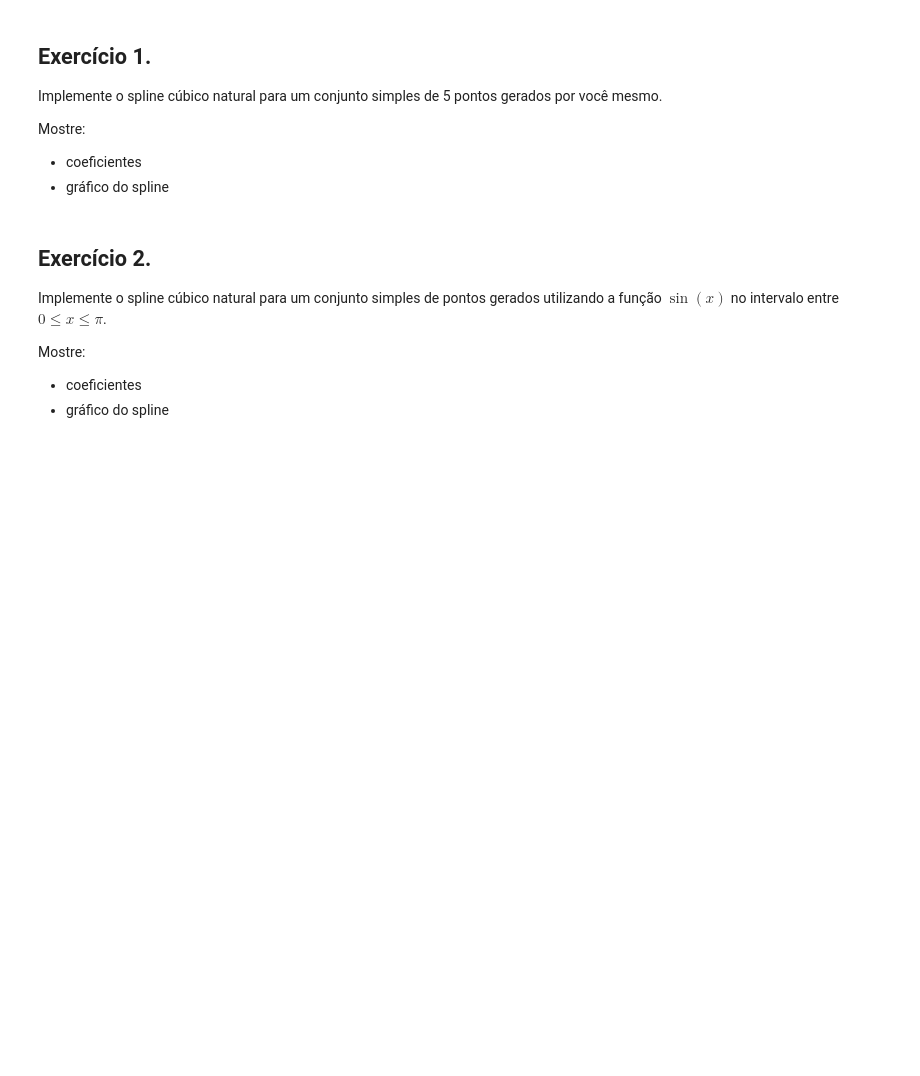
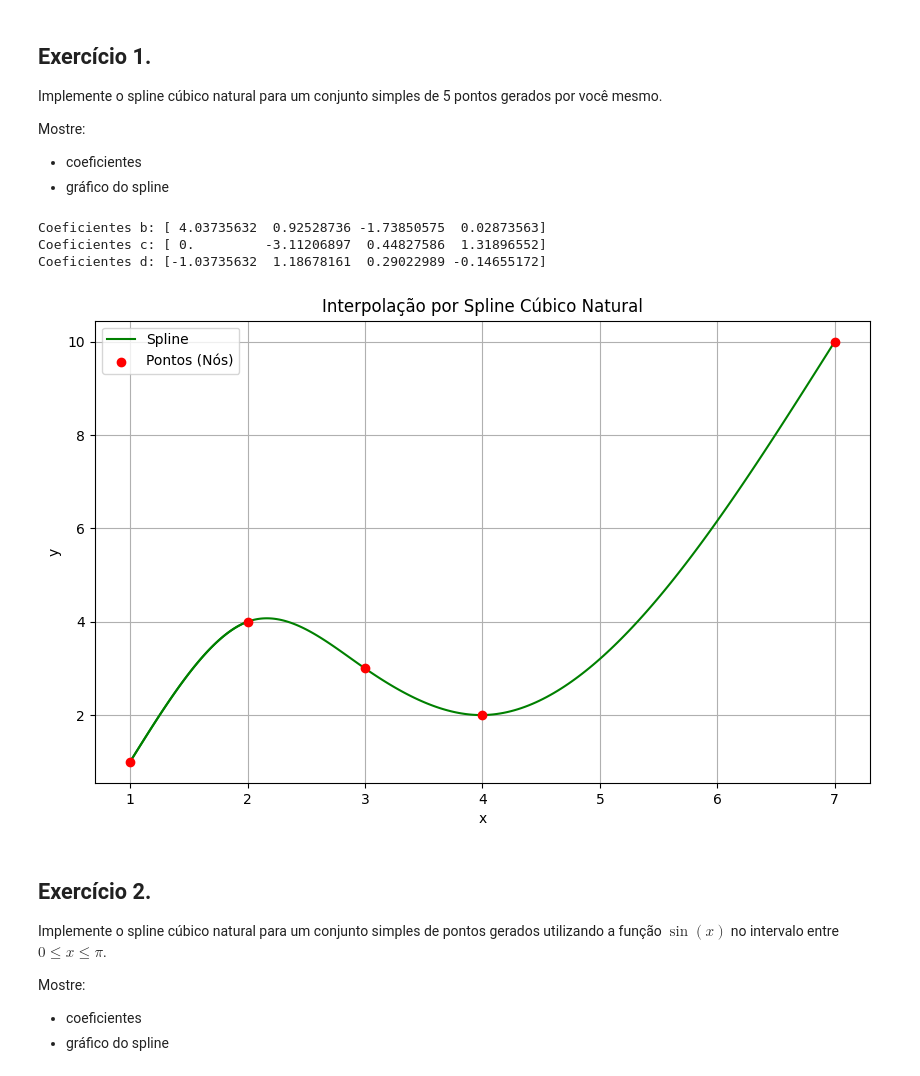
Before and after one commit to AliceMarVal/PPGMC, a Jupyter notebook: AliceMV_listas/ListaExercícios_03.ipynb, the cells around one changed output. Cells and saved outputs as stored; diff of their text form; code cells hidden in the pictures; blank space fills up the shorter version.

```diff
--- a/AliceMV_listas/ListaExercícios_03.ipynb
+++ b/AliceMV_listas/ListaExercícios_03.ipynb
@@ -65,8 +65,77 @@ Mostre:
 - coeficientes
 - gráfico do spline
 # %%
-# Sua implementação aqui
-pass
+import numpy as np
+
+# Inicialização dos pontos
+x = [1,2,3,4,7]
+y = [1,4,3,2,10]
+
+# Implementação do método de spline cúbico
+def spline(x, y):
+    n = len(x)
+    h = np.zeros(n - 1)
+    for i in range(n - 1):
+        h[i] = x[i+1] - x[i]
+
+    alpha = np.zeros(n - 1)
+    for i in range(1, n - 1):
+        alpha[i] = (3/h[i])*(y[i+1] - y[i]) - (3/h[i-1])*(y[i] - y[i-1])
+
+    l = np.ones(n)
+    mu = np.zeros(n)
+    z = np.zeros(n)
+
+    for i in range(1, n - 1):
+        l[i] = 2*(x[i+1] - x[i-1]) - h[i-1]*mu[i-1]
+        mu[i] = h[i]/l[i]
+        z[i] = (alpha[i] - h[i-1]*z[i-1])/l[i]
+
+    b = np.zeros(n)
+    c = np.zeros(n)
+    d = np.zeros(n)
+
+    for j in range(n-2, -1, -1):
+        c[j] = z[j] - mu[j] * c[j+1]
+        b[j] = (y[j+1] - y[j])/h[j] - (h[j]*(c[j+1] + 2*c[j]))/3
+        d[j] = (c[j+1] - c[j])/(3*h[j])
+
+    return b[:-1], c[:-1], d[:-1]
+
+# Cálculo dos coeficientes do spline cúbico
+b,c,d = spline(x,y)
+
+print("Coeficientes b:", b)
+print("Coeficientes c:", c)
+print("Coeficientes d:", d)
+# %% [output]
+Coeficientes b: [ 4.03735632  0.92528736 -1.73850575  0.02873563]
+Coeficientes c: [ 0.         -3.11206897  0.44827586  1.31896552]
+Coeficientes d: [-1.03735632  1.18678161  0.29022989 -0.14655172]
+# %%
+import matplotlib.pyplot as plt
+
+# Plotagem
+plt.figure(figsize=(10, 6))
+
+for j in range(len(x) - 1):
+
+    x_vals = np.linspace(x[j], x[j+1], 100)
+    dx = x_vals - x[j]
+    y_vals = y[j] + b[j]*dx + c[j]*(dx**2) + d[j]*(dx**3)
+    if j == 0:
+        plt.plot(x_vals, y_vals, color='green', label='Spline', zorder=3)
+    plt.plot(x_vals, y_vals, color='green')
+
+plt.scatter(x, y, color='red', zorder=5, label='Pontos (Nós)')
+plt.title('Interpolação por Spline Cúbico Natural')
+plt.xlabel('x')
+plt.ylabel('y')
+plt.legend()
+plt.grid(True)
+plt.show()
+# %% [output]
+[figure, added]
 # %% [markdown]
 ## Exercício 2.
 
```
Also changed, not shown: parts of 9 cells of this notebook, 30 other files.
